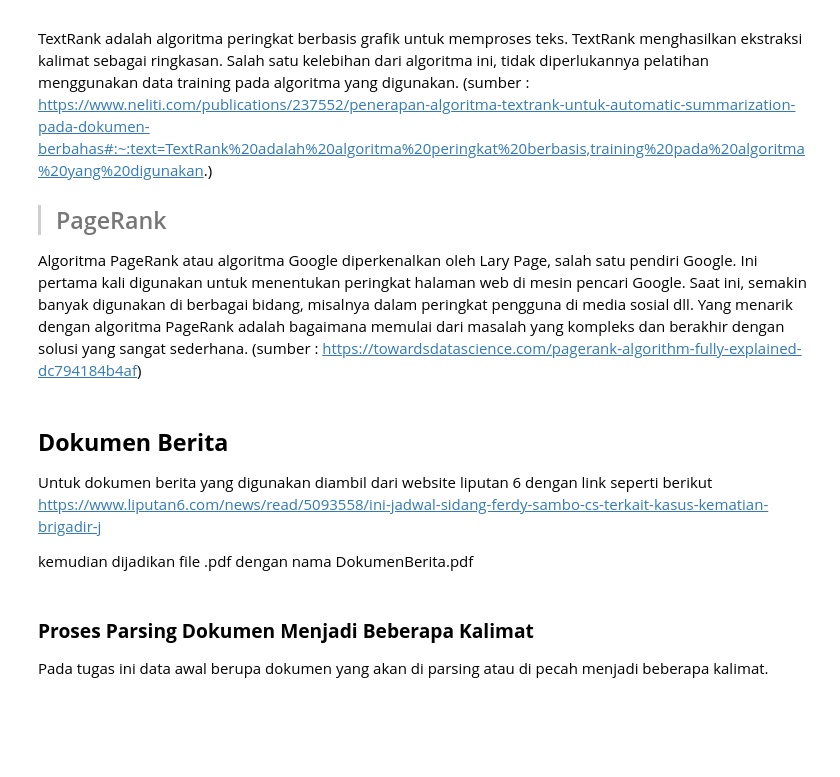
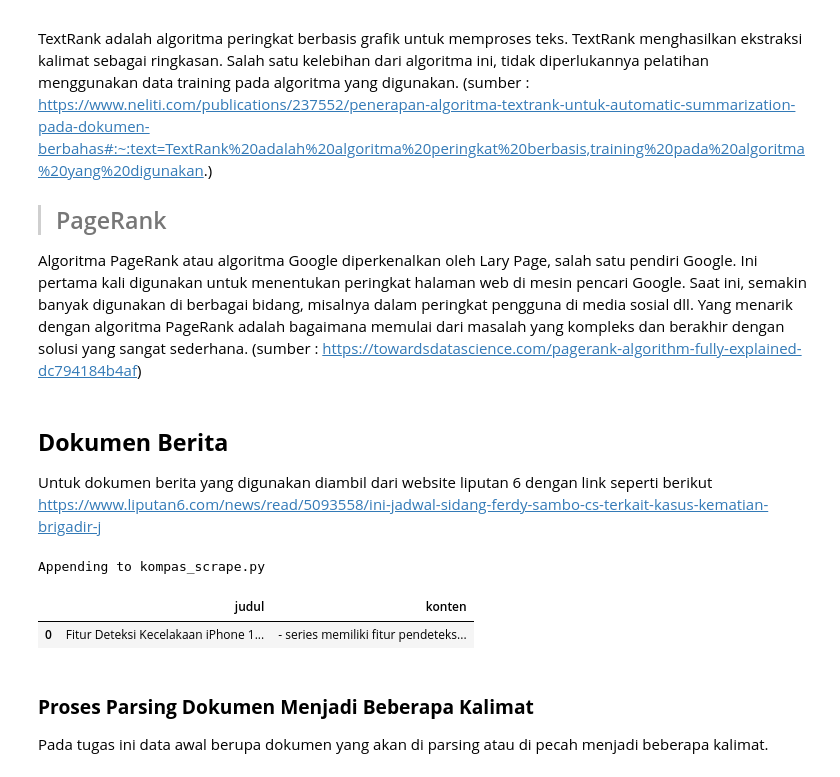
Before and after one commit to azrielakbar/webmining, a Jupyter notebook: _sources/tugaspagerank.ipynb, the cells around one changed output. Drawn from its saved outputs; the diff is of its cells as text; code cells hidden in the pictures; blank space fills up the shorter version.

```diff
--- a/_sources/tugaspagerank.ipynb
+++ b/_sources/tugaspagerank.ipynb
@@ -616,5 +583,3 @@ Algoritma PageRank atau algoritma Google diperkenalkan oleh Lary Page, salah sat
 ## **Dokumen Berita**
 Untuk dokumen berita yang digunakan diambil dari website liputan 6 dengan link seperti berikut
 https://www.liputan6.com/news/read/5093558/ini-jadwal-sidang-ferdy-sambo-cs-terkait-kasus-kematian-brigadir-j
-
-kemudian dijadikan file .pdf dengan nama DokumenBerita.pdf
@@ -620,0 +595,31 @@ kemudian dijadikan file .pdf dengan nama DokumenBerita.pdf
+# %%
+%%writefile -a kompas_scrape.py
+import string
+import scrapy
+from scrapy import Request
+
+#@markdown ---
+#@markdown ### Masukkan url artikel kompas.com :
+artikel_url = "https://tekno.kompas.com/read/2022/10/12/07000087/fitur-deteksi-kecelakaan-iphone-14-keliru-kirim-panggilan-darurat-palsu\"" #@param {type:"string"}
+artikel_url = artikel_url+"?page=all"
+#@markdown ---
+
+class ptaUTM(scrapy.Spider):
+    name = "Kompas"
+    start_urls = [
+      artikel_url
+      ]
+
+
+    def parse(self, response):
+        a = ""
+        for paragraf in response.xpath('//div[contains(@class,"clearfix")]/p/text()').getall():
+          a = a+" "+str(paragraf)
+        item = {
+            'judul' : response.xpath('//h1[contains(@class,"read__title")]/text()').get(),
+            'konten' : a
+        }
+
+        yield item
+# %% [output]
+Appending to kompas_scrape.py
@@ -621,3 +629,14 @@ kemudian dijadikan file .pdf dengan nama DokumenBerita.pdf
+# %%
+import pandas as pd
+pd.options.mode.chained_assignment = None
+pd.options.display.max_colwidth = None
+pd.options.display.max_columns = None
+pd.options.display.max_rows = None
+df_scrape = pd.read_json('hasil.json')
+df_scrape
+# %% [output]
+|  | judul | konten |
+| 0 | Fitur Deteksi Kecelakaan iPhone 1... | - series memiliki fitur pendeteks... |
 # %% [markdown]
 ### **Proses Parsing Dokumen Menjadi Beberapa Kalimat**
 Pada tugas ini data awal berupa dokumen yang akan di parsing atau di pecah menjadi beberapa kalimat.
```
Also changed, not shown: parts of 40 cells of this notebook, 3 other files.
